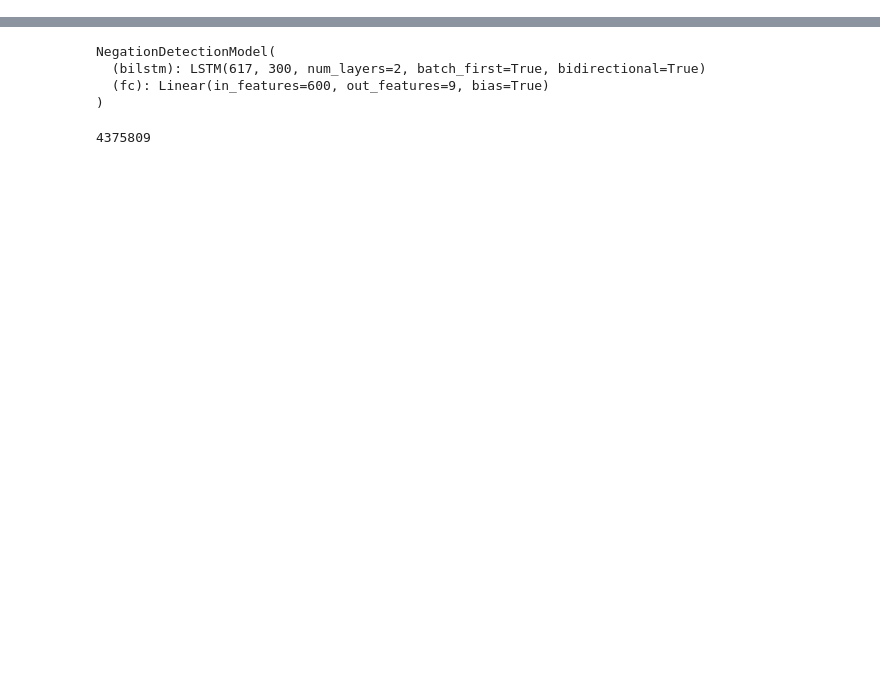
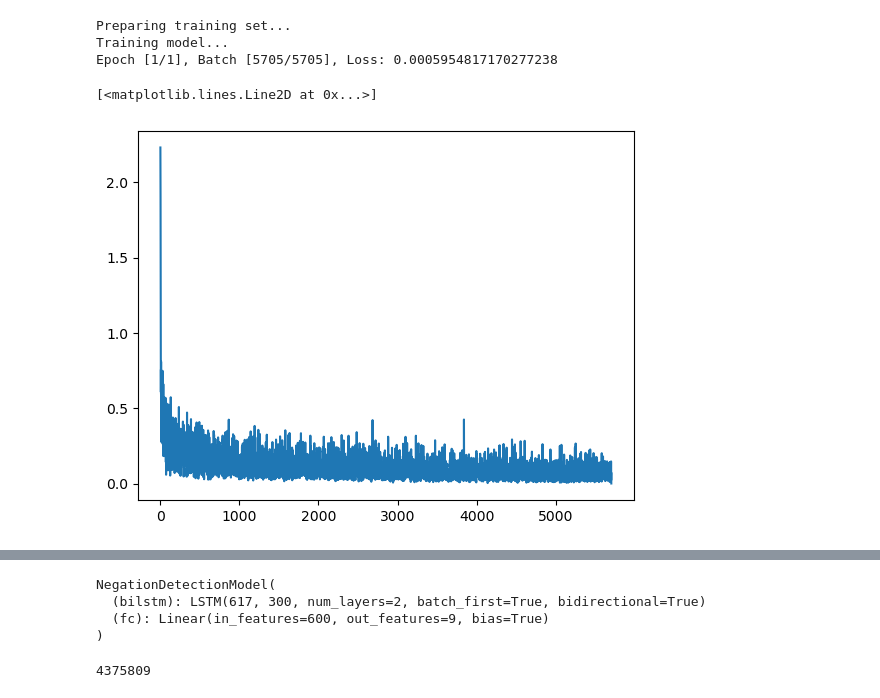
Before and after one commit to amritpal200/NLP-Project, a Jupyter notebook: src/lstm.ipynb, the cells around one changed output, grey strips where cells are left out. Cells and saved outputs as stored; diff of their text form; code cells hidden in the pictures; blank space fills up the shorter version.

```diff
--- a/src/lstm.ipynb
+++ b/src/lstm.ipynb
@@ -15,0 +38,15 @@ device = torch.device("cuda" if torch.cuda.is_available() else "cpu")
+# %%
+losses = model.train(
+	train_tokens_path=os.path.join(ROOT_DIR, "data", "training_data_tokens.json"),
+	train_lemmas_path=os.path.join(ROOT_DIR, "data", "training_data_lemmas.json"),
+	train_pos_path=os.path.join(ROOT_DIR, "data", "training_data_pos.json"),
+	train_labels_path=os.path.join(ROOT_DIR, "data", "training_data_bio.json"),
+	frac=1.0
+)
+plt.plot(losses)
+# %% [output]
+Preparing training set...
+Training model...
+Epoch [1/1], Batch [5705/5705], Loss: 0.0005954817170277238
+[<matplotlib.lines.Line2D at 0x...>]
+[figure, added]
```
Also changed, not shown: parts of 12 cells of this notebook, 1 other file.
